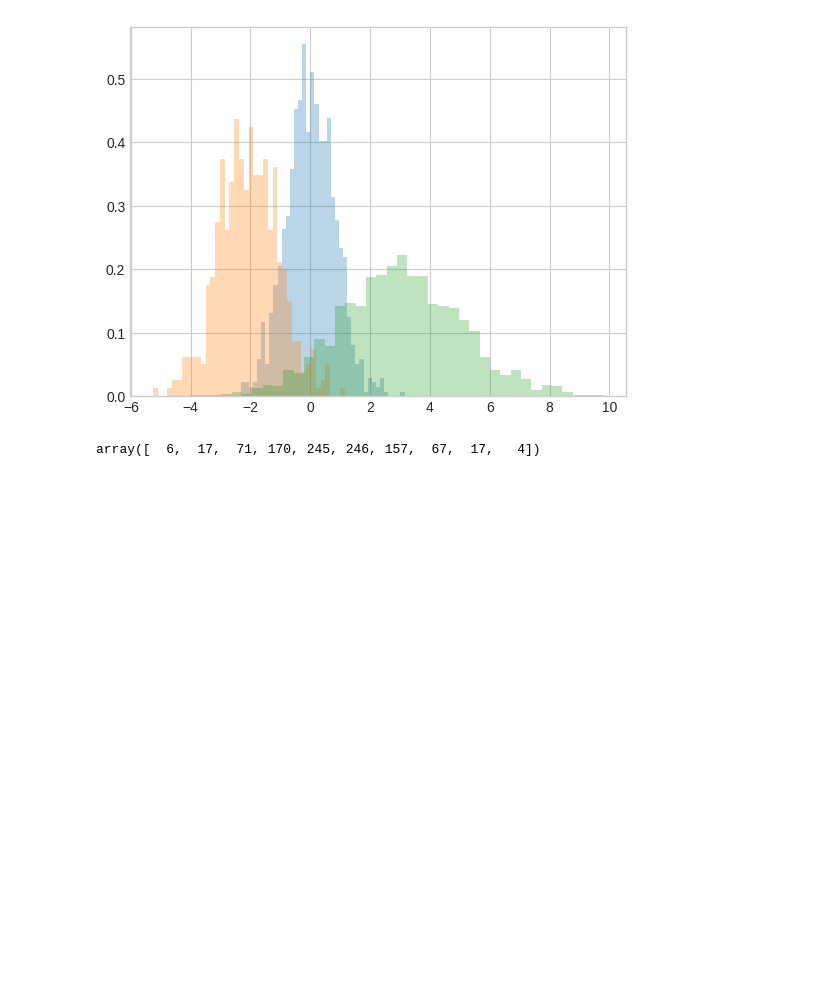
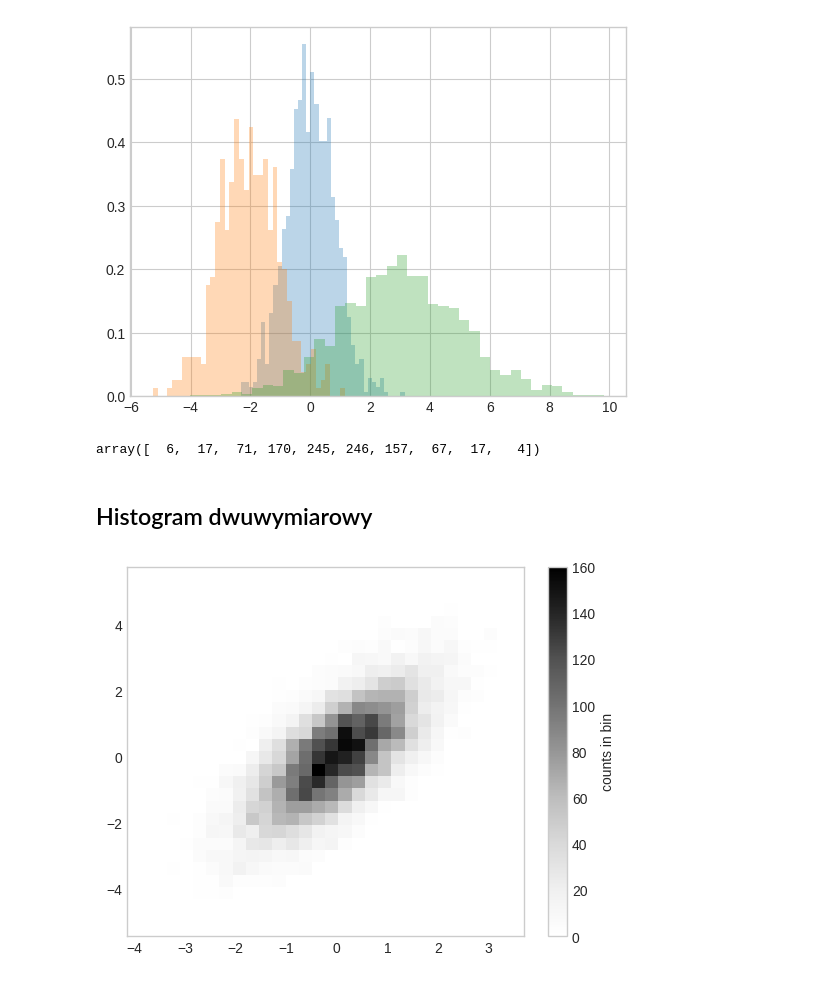
Before and after one commit to SlawCzech/matplot_exercises, a Jupyter notebook: matplot_basic.ipynb, the cells around one changed output. Drawn from its saved outputs; the diff is of its cells as text; code cells hidden in the pictures; blank space fills up the shorter version.

Commit message:
histograms update

```diff
--- a/matplot_basic.ipynb
+++ b/matplot_basic.ipynb
@@ -181,3 +181,16 @@ counts, bin_edges = np.histogram(data, bins=10)
 counts
 # %% [output]
 array([  6,  17,  71, 170, 245, 246, 157,  67,  17,   4])
+# %% [markdown]
+## Histogram dwuwymiarowy
+# %%
+# dane dla x i y wg normalnego rozkładu Gaussa dla dwóch zmiennych
+mean = [0, 0]
+cov = [[1, 1], [1, 2]]
+x, y = rng.multivariate_normal(mean, cov, 10000).T
+# histogram 2d
+plt.hist2d(x, y, bins=30)
+cb = plt.colorbar()
+cb.set_label('counts in bin')
+# %% [output]
+[figure, added]
```
Also changed, not shown: parts of 4 cells of this notebook.
